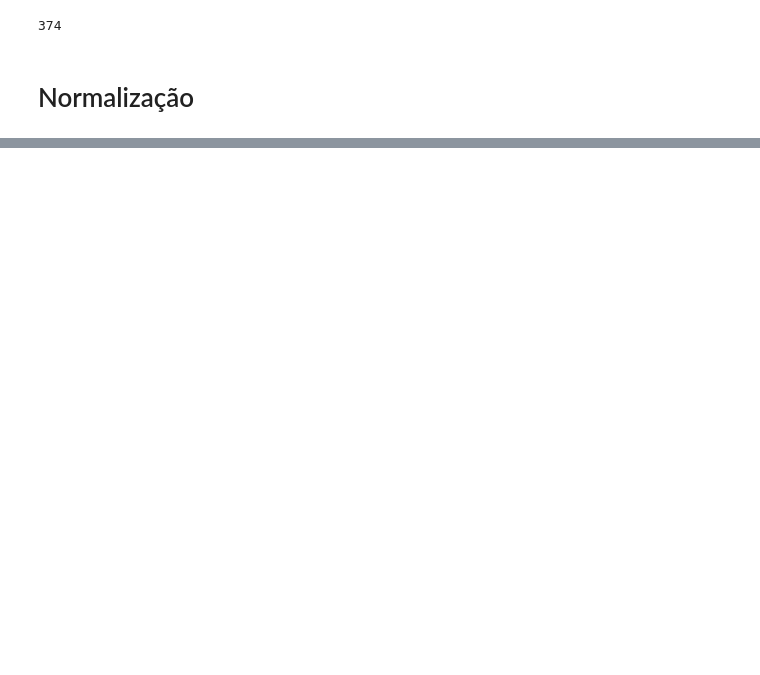
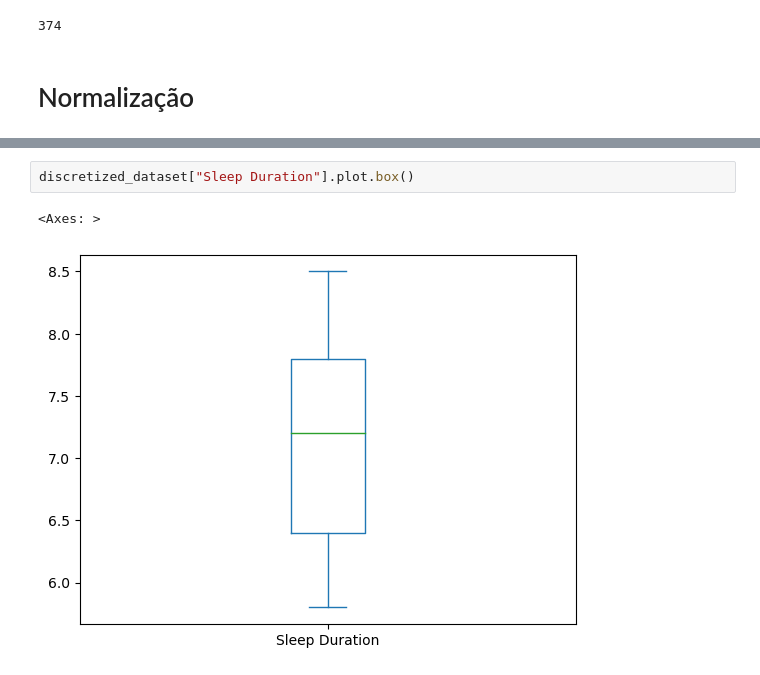
Before and after one commit to FrederickAlmeida/Data-Science-Project, a Jupyter notebook: exploratory_analysis.ipynb, the cells around one changed output, grey strips where cells are left out. Cells and saved outputs as stored; diff of their text form; blank space fills up the shorter version.

```diff
--- a/exploratory_analysis.ipynb
+++ b/exploratory_analysis.ipynb
@@ -203,0 +309,5 @@ Nesse caso, `Daily Steps` estaria dominando o cálculo, precisamos normalizar a
+# %%
+discretized_dataset["Sleep Duration"].plot.box()
+# %% [output]
+<Axes: >
+[figure, added]
```
Also changed, not shown: parts of 28 cells of this notebook.
